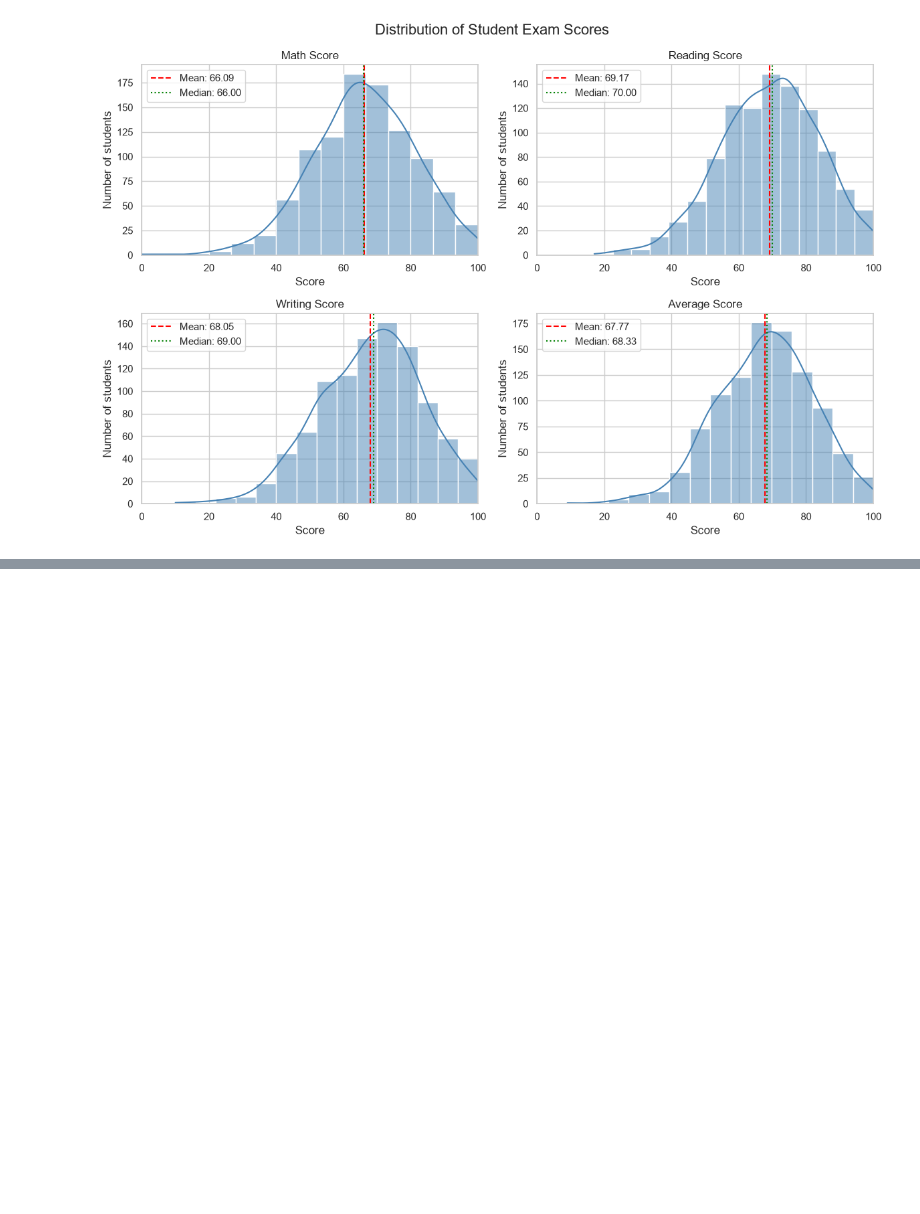
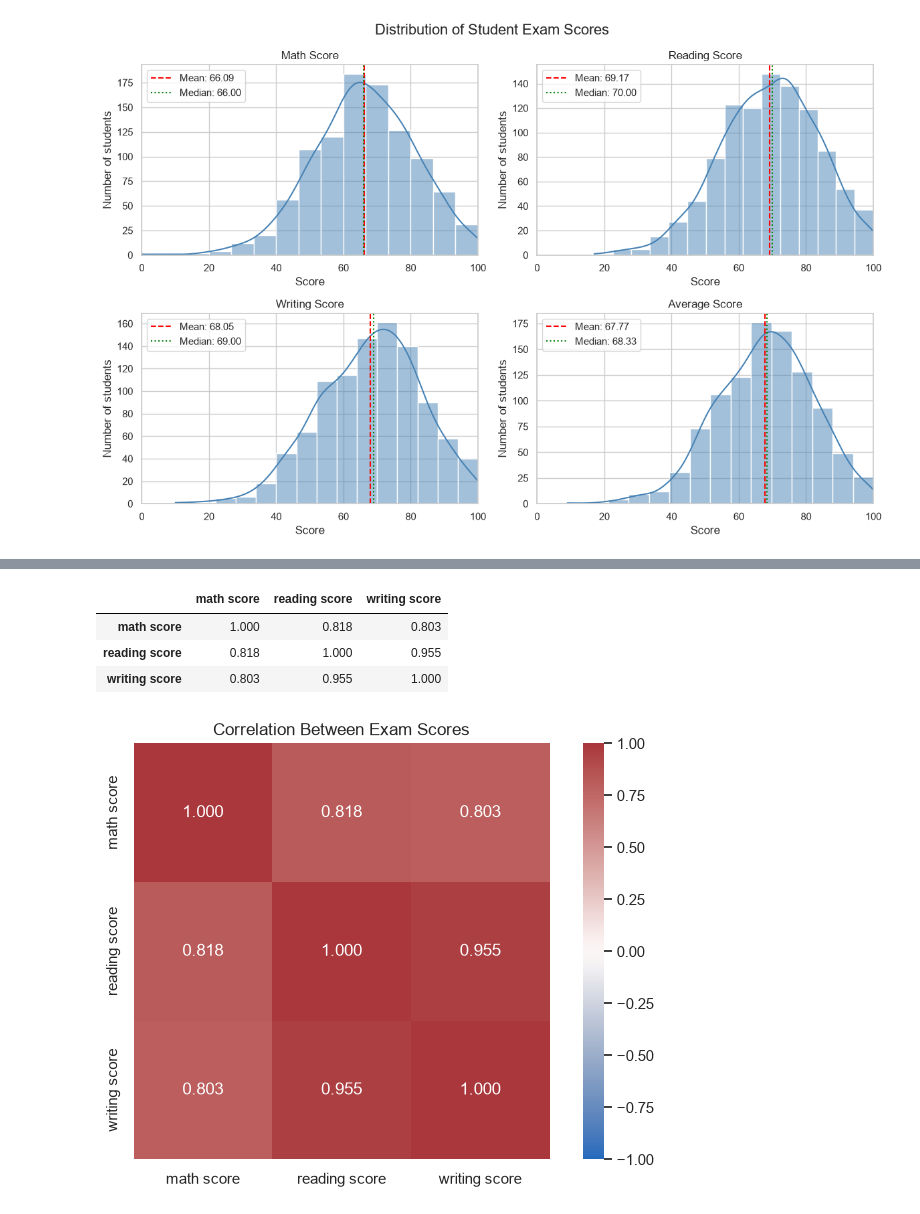
Before and after one commit to FawazKhaled/KAUSTxAI-Training, a Jupyter notebook: Rung_1/eda.ipynb, the cells around one changed output, grey strips where cells are left out. Saved outputs shown, nothing was run; the diff lists cells and outputs as text; code cells hidden in the pictures; blank space fills up the shorter version.

```diff
--- a/Rung_1/eda.ipynb
+++ b/Rung_1/eda.ipynb
@@ -505,0 +675,29 @@ plt.show()
+# %%
+score_correlations = df[score_columns].corr(method="pearson").round(3)
+score_correlations
+# %% [output]
+|  | math score | reading score | writing score |
+| math score | 1.000 | 0.818 | 0.803 |
+| reading score | 0.818 | 1.000 | 0.955 |
+| writing score | 0.803 | 0.955 | 1.000 |
+# %%
+fig, axis = plt.subplots(figsize=(7, 5))
+
+sns.heatmap(
+    score_correlations,
+    annot=True,
+    fmt=".3f",
+    cmap="vlag",
+    vmin=-1,
+    vmax=1,
+    center=0,
+    square=True,
+    ax=axis,
+)
+axis.set_title("Correlation Between Exam Scores")
+
+fig.tight_layout()
+fig.savefig(images_folder / "score_correlations.png", dpi=300, bbox_inches="tight")
+plt.show()
+# %% [output]
+[figure, added]
```
Also changed, not shown: parts of 21 cells of this notebook, 6 other files.
